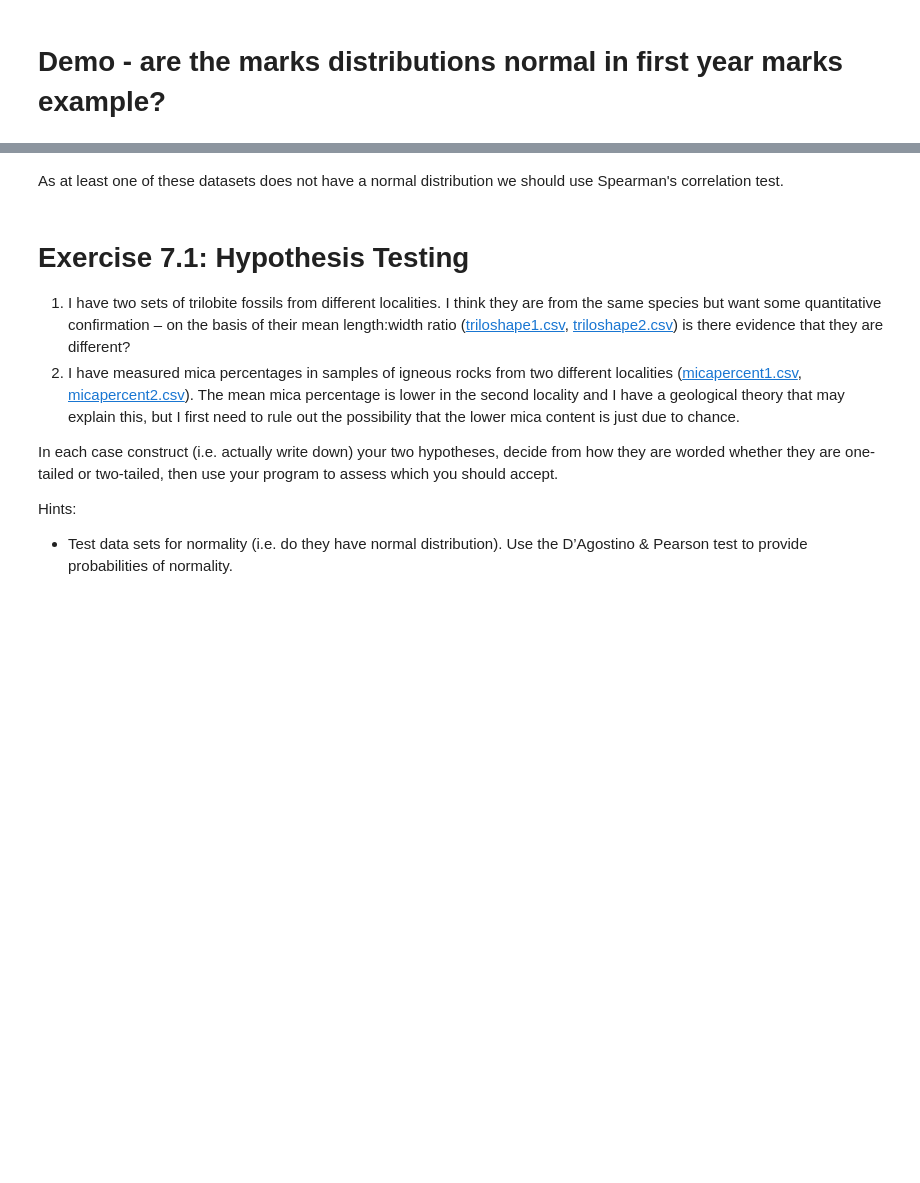
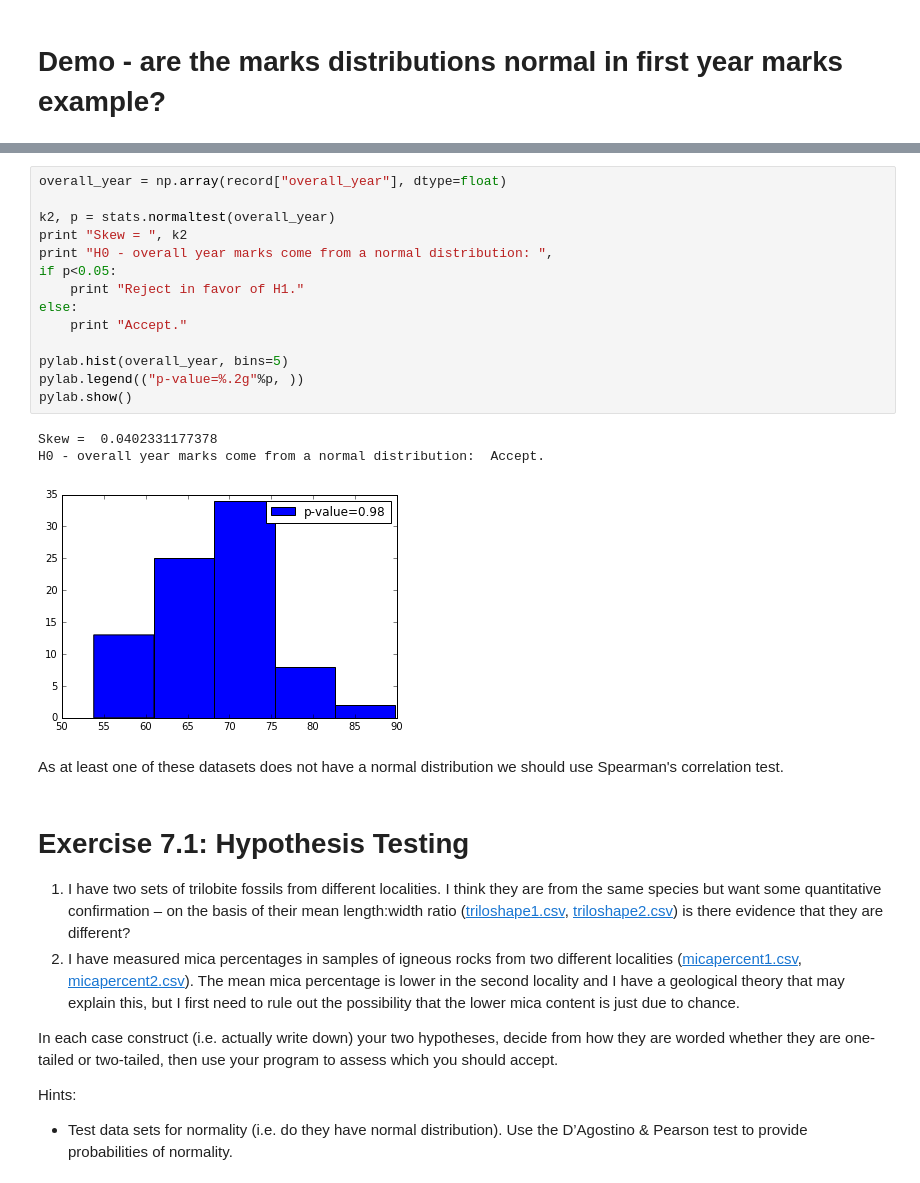
Before and after one commit to ggorman/Introduction-to-stats-for-geoscientists, a Jupyter notebook: notebooks/Lecture-7.ipynb, the cells around one changed output, grey strips where cells are left out. Drawn from its saved outputs; the diff is of its cells as text; blank space fills up the shorter version.

```diff
--- a/notebooks/Lecture-7.ipynb
+++ b/notebooks/Lecture-7.ipynb
@@ -164,3 +212,21 @@ H0 - overall year marks come from a normal distribution:  Accept.
+# %%
+overall_year = np.array(record["overall_year"], dtype=float)
+
+k2, p = stats.normaltest(overall_year)
+print "Skew = ", k2
+print "H0 - overall year marks come from a normal distribution: ",
+if p<0.05:
+    print "Reject in favor of H1."
+else:
+    print "Accept."
+
+pylab.hist(overall_year, bins=5)
+pylab.legend(("p-value=%.2g"%p, ))
+pylab.show()
+# %% [output]
+Skew =  0.0402331177378
+H0 - overall year marks come from a normal distribution:  Accept.
+[figure, added]
 # %% [markdown]
 As at least one of these datasets does not have a normal distribution we should use Spearman's correlation test.
 # %% [markdown]
```
Also changed, not shown: parts of 10 cells of this notebook.
